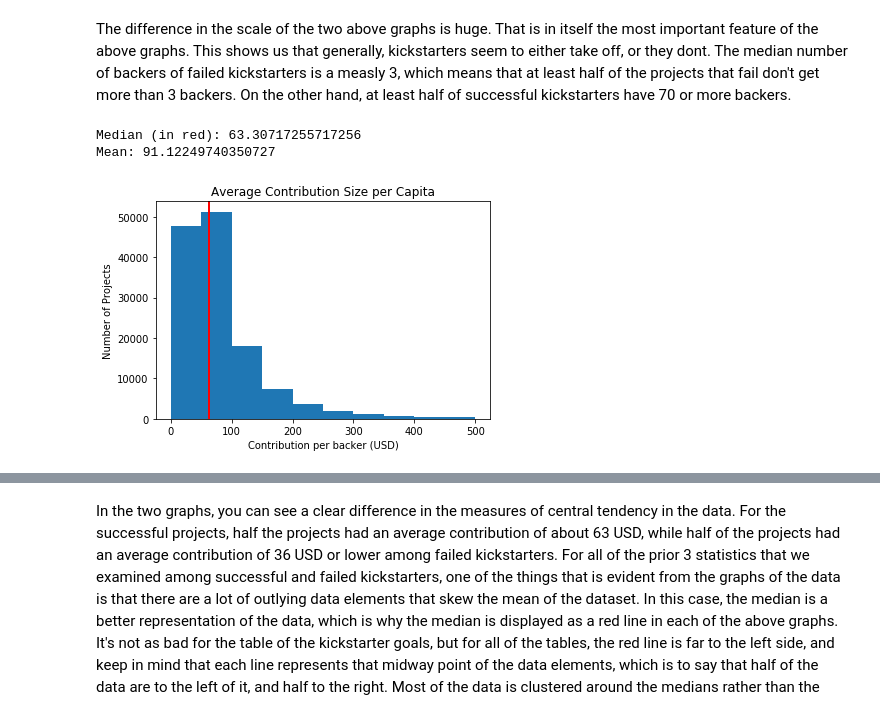
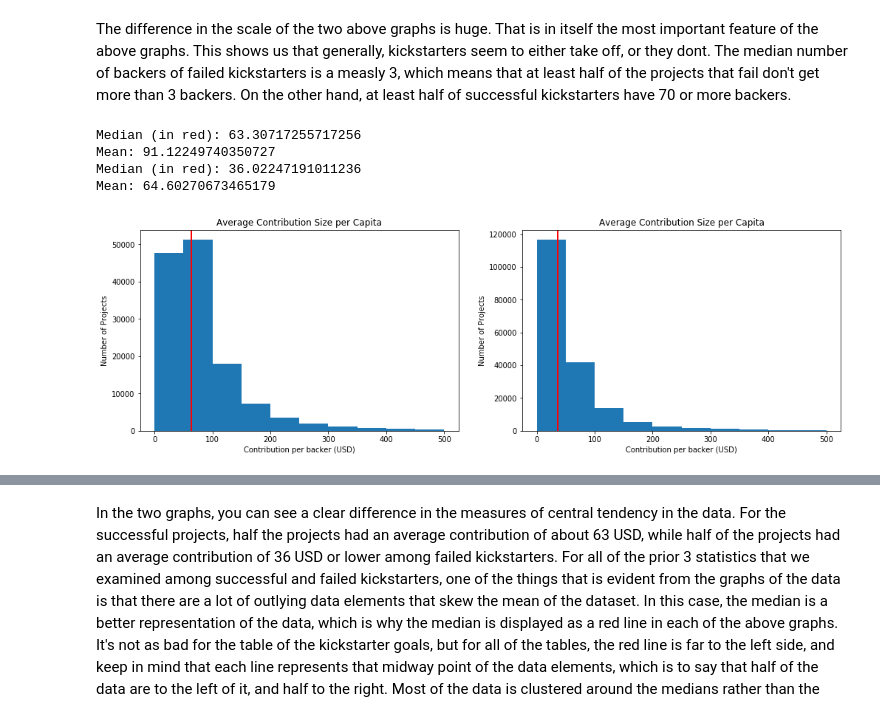
Before and after one commit to Halcyon001/Thinkful, a Jupyter notebook: prepcourse/capstone/capstone.ipynb, the cells around one changed output, grey strips where cells are left out. Cells and saved outputs as stored; diff of their text form; code cells hidden in the pictures.

```diff
--- a/prepcourse/capstone/capstone.ipynb
+++ b/prepcourse/capstone/capstone.ipynb
@@ -139,3 +124,18 @@ print(ksdata.head())
+# %%
+#find how long each project lasted
+
+durations = []
+
+r = 0
+while r < len(ksdata.index):
+    #end date - start date
+    end = date(int(ksdata.endyear[r]), int(ksdata.endmonth[r]), int(ksdata.endday[r]))
+    start = date(int(ksdata.launchyear[r]), int(ksdata.launchmonth[r]), int(ksdata.launchday[r]))
+    duration = end - start
+    durations.append(duration.days)
+    r+=1
+
+ksdata['durations'] = durations
 # %% [markdown]
 Now that the dates are in a form that I can work with, let's start answering some of the questions we posed earlier. The first thing I want to know is what does a successful kickstarter project look like? To do that, we will compare our variables to the result, listed in the 'state' column, to attempt to identify any patterns.
 # %% [markdown]
@@ -316,22 +331,43 @@ Median: 3.0
 # %% [markdown]
 The difference in the scale of the two above graphs is huge. That is in itself the most important feature of the above graphs. This shows us that generally, kickstarters seem to either take off, or they dont. The median number of backers of failed kickstarters is a measly 3, which means that at least half of the projects that fail don't get more than 3 backers. On the other hand, at least half of successful kickstarters have 70 or more backers.
 # %%
-#generate average stats of successful projects
+#generate average stats of successful projects-
 #average contribution per backer of successful projects
 #usd_pledged_real / backers
+
+plt.figure(figsize=[17, 5])
 
 windata['avg_win_contributions'] = (windata.usd_pledged_real / windata.backers)
 contribution_data = pd.DataFrame(windata.loc[windata.avg_win_contributions != np.inf])
 
+plt.subplot(1, 2, 1)
 plt.hist(contribution_data.avg_win_contributions, range = [0, 500])
 plt.axvline(contribution_data.avg_win_contributions.median(), color='r', linewidth=2)
 plt.xlabel('Contribution per backer (USD)')
 plt.ylabel('Number of Projects')
 plt.title('Average Contribution Size per Capita')
 
 print('Median (in red): ' + str(contribution_data.avg_win_contributions.median()))
 print('Mean: ' + str(contribution_data.avg_win_contributions.mean()))
+
+#generate average stats of failed projects-
+#average contribution per backer of failed projects
+
+lossdata['avg_loss_contributions'] = (lossdata.usd_pledged_real / lossdata.backers)
+contribution_data = pd.DataFrame(lossdata.loc[lossdata.backers != 0])
+
+plt.subplot(1, 2, 2)
+plt.hist(contribution_data.avg_loss_contributions, range = [0, 500])
+plt.axvline(contribution_data.avg_loss_contributions.median(), color='r', linewidth=2)
+plt.xlabel('Contribution per backer (USD)')
+plt.ylabel('Number of Projects')
+plt.title('Average Contribution Size per Capita')
+
+print('Median (in red): ' + str(contribution_data.avg_loss_contributions.median()))
+print('Mean: ' + str(contribution_data.avg_loss_contributions.mean()))
 # %% [output]
 Median (in red): 63.30717255717256
 Mean: 91.12249740350727
+Median (in red): 36.02247191011236
+Mean: 64.60270673465179
-[figure, old version]
+[figure, new version]
```
Also changed, not shown: parts of 20 cells of this notebook.
